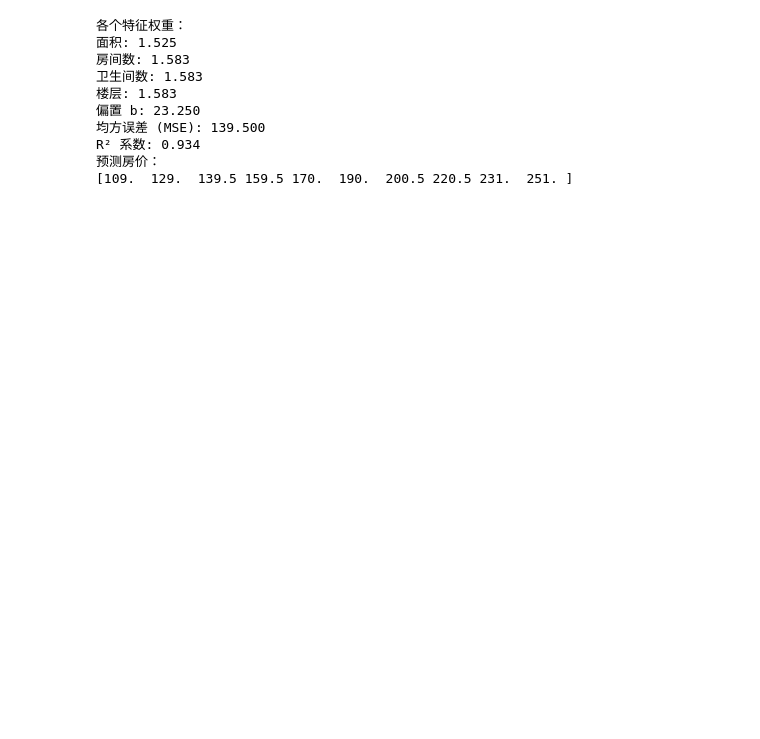
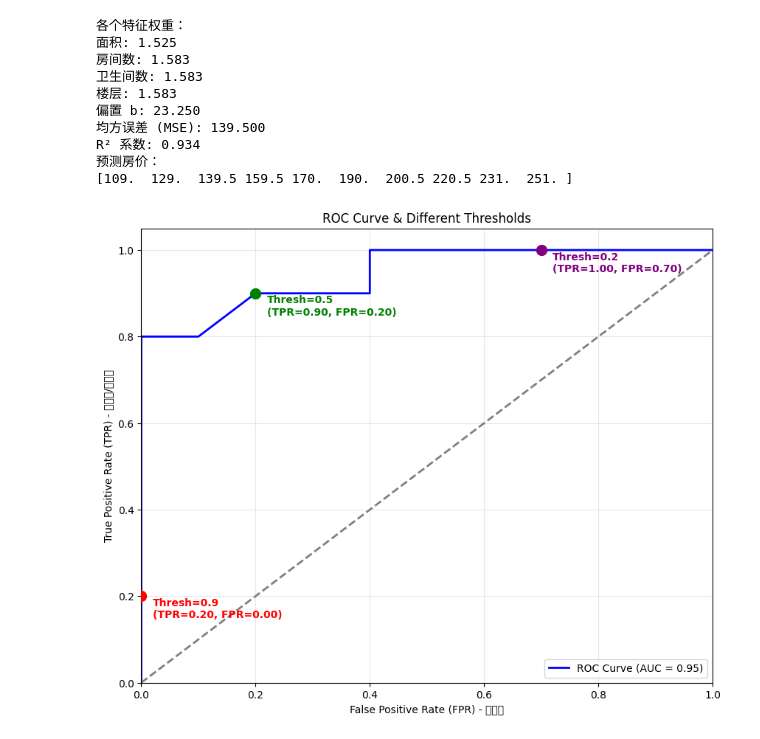
Before and after one commit to yidazhang993-web/ML_qx2io_learning-main, a Jupyter notebook: ML_qx2io_learning-main/scripts/01线性回归.ipynb, the cells around one changed output. Cells and saved outputs as stored; diff of their text form; code cells hidden in the pictures; blank space fills up the shorter version.

```diff
--- a/ML_qx2io_learning-main/scripts/01线性回归.ipynb
+++ b/ML_qx2io_learning-main/scripts/01线性回归.ipynb
@@ -46,3 +46,58 @@ print(y_pred)
 R² 系数: 0.934
 预测房价：
 [109.  129.  139.5 159.5 170.  190.  200.5 220.5 231.  251. ]
+# %%
+import numpy as np
+import matplotlib.pyplot as plt
+from sklearn.metrics import roc_curve, auc, confusion_matrix
+
+# 1. 模拟预测结果 (真实标签 y_true 和 模型预测概率 y_scores)
+# 假设有 20 个样本，1代表正类，0代表负类
+y_true = np.array([0, 0, 1, 1, 0, 1, 0, 1, 1, 0, 0, 1, 0, 1, 1, 1, 0, 0, 1, 0])
+# 模型的预测概率 (0 到 1 之间)
+y_scores = np.array([0.1, 0.4, 0.35, 0.8, 0.2, 0.9, 0.5, 0.6, 0.7, 0.3,
+                     0.15, 0.85, 0.45, 0.75, 0.65, 0.95, 0.25, 0.55, 0.5, 0.05])
+
+# 2. 计算 FPR, TPR 和 阈值
+fpr, tpr, thresholds = roc_curve(y_true, y_scores)
+roc_auc = auc(fpr, tpr)
+
+# 3. 选择几个不同的阈值作为演示
+# 分别选一个非常严格的阈值 (0.9)，一个均衡的阈值 (0.5)，一个宽松的阈值 (0.2)
+test_thresholds = [0.9, 0.5, 0.2]
+colors = ['red', 'green', 'purple']
+
+# 4. 画图
+plt.figure(figsize=(10, 8))
+
+# 画出 ROC 曲线本身
+plt.plot(fpr, tpr, color='blue', lw=2, label=f'ROC Curve (AUC = {roc_auc:.2f})')
+
+# 遍历不同的阈值，在图上标出对应的点
+for thresh, color in zip(test_thresholds, colors):
+    # 根据阈值将概率转化为预测类别 (大于等于阈值为1，否则为0)
+    y_pred = (y_scores >= thresh).astype(int)
+
+    # 计算该阈值下的 TPR (召回率) 和 FPR
+    cm = confusion_matrix(y_true, y_pred)
+    tn, fp, fn, tp = cm.ravel()
+    current_tpr = tp / (tp + fn) if (tp + fn) > 0 else 0
+    current_fpr = fp / (fp + tn) if (fp + tn) > 0 else 0
+
+    # 在图上画一个点
+    plt.scatter(current_fpr, current_tpr, color=color, s=100, zorder=5)
+    plt.text(current_fpr + 0.02, current_tpr - 0.05, f'Thresh={thresh}\n(TPR={current_tpr:.2f}, FPR={current_fpr:.2f})',
+             color=color, fontsize=10, fontweight='bold')
+
+# 画出对角线（随机猜测的基准线）
+plt.plot([0, 1], [0, 1], color='gray', lw=2, linestyle='--')
+plt.xlim([0.0, 1.0])
+plt.ylim([0.0, 1.05])
+plt.xlabel('False Positive Rate (FPR) - 假正率')
+plt.ylabel('True Positive Rate (TPR) - 真正率/召回率')
+plt.title('ROC Curve & Different Thresholds')
+plt.legend(loc="lower right")
+plt.grid(alpha=0.3)
+plt.show()
+# %% [output]
+[figure, added]
```
Also changed, not shown: parts of 1 cell of this notebook.
